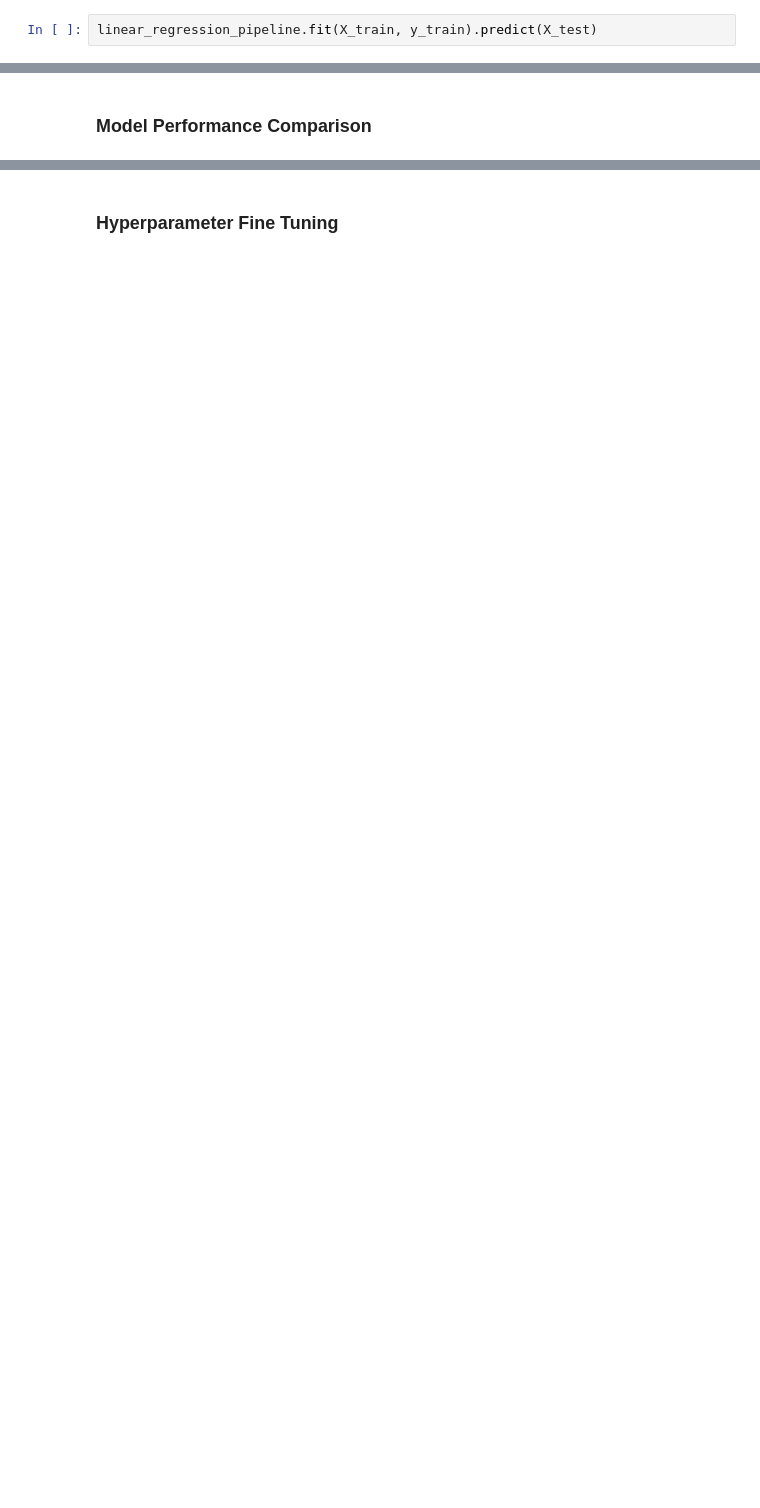
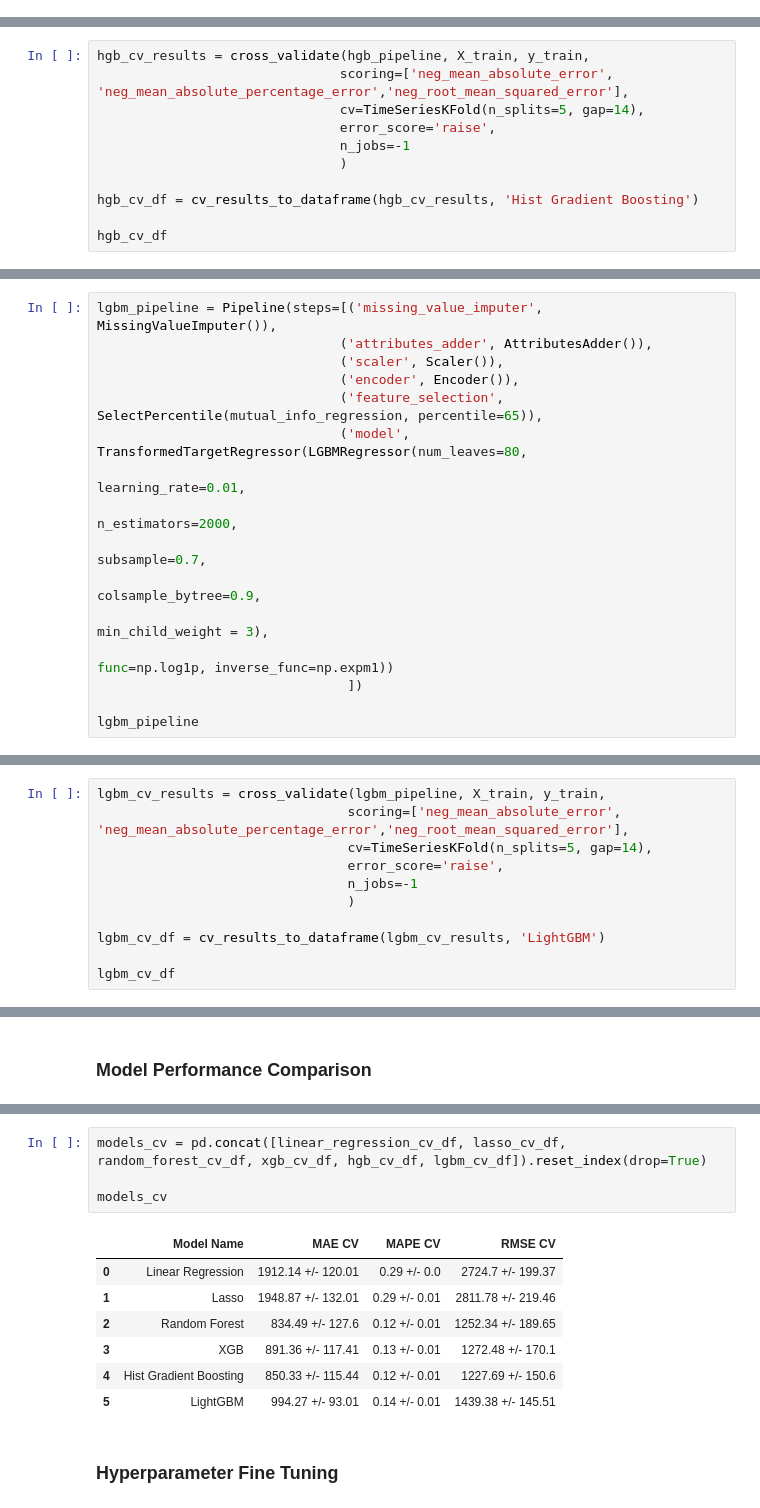
Before and after one commit to lucasstelm/rossman_sales, a Jupyter notebook: notebooks/rossman_sales_prediction.ipynb, the cells around one changed output, grey strips where cells are left out. Saved outputs shown, nothing was run; the diff lists cells and outputs as text; blank space fills up the shorter version.

```diff
--- a/notebooks/rossman_sales_prediction.ipynb
+++ b/notebooks/rossman_sales_prediction.ipynb
@@ -472,3 +504 @@ Pipeline(steps=[('data_frame_cleaner', DataFrameCleaner()),
-# %%
-linear_regression_pipeline.fit(X_train, y_train).predict(X_test)
 # %%
@@ -557,0 +659,11 @@ xgb_result_cv
+# %%
+hgb_cv_results = cross_validate(hgb_pipeline, X_train, y_train,
+                               scoring=['neg_mean_absolute_error', 'neg_mean_absolute_percentage_error','neg_root_mean_squared_error'],
+                               cv=TimeSeriesKFold(n_splits=5, gap=14),
+                               error_score='raise',
+                               n_jobs=-1
+                               )
+
+hgb_cv_df = cv_results_to_dataframe(hgb_cv_results, 'Hist Gradient Boosting')
+
+hgb_cv_df
@@ -557,0 +675,16 @@ xgb_result_cv
+# %%
+lgbm_pipeline = Pipeline(steps=[('missing_value_imputer', MissingValueImputer()),
+                               ('attributes_adder', AttributesAdder()),
+                               ('scaler', Scaler()),
+                               ('encoder', Encoder()),
+                               ('feature_selection', SelectPercentile(mutual_info_regression, percentile=65)),
+                               ('model', TransformedTargetRegressor(LGBMRegressor(num_leaves=80,
+                                                                                  learning_rate=0.01,
+                                                                                  n_estimators=2000,
+                                                                                  subsample=0.7,
+                                                                                  colsample_bytree=0.9,
+                                                                                  min_child_weight = 3),
+                                                                    func=np.log1p, inverse_func=np.expm1))
+                                ])
+
+lgbm_pipeline
@@ -557,0 +707,11 @@ xgb_result_cv
+# %%
+lgbm_cv_results = cross_validate(lgbm_pipeline, X_train, y_train,
+                                scoring=['neg_mean_absolute_error', 'neg_mean_absolute_percentage_error','neg_root_mean_squared_error'],
+                                cv=TimeSeriesKFold(n_splits=5, gap=14),
+                                error_score='raise',
+                                n_jobs=-1
+                                )
+
+lgbm_cv_df = cv_results_to_dataframe(lgbm_cv_results, 'LightGBM')
+
+lgbm_cv_df
@@ -563,3 +723,15 @@ models_result_cv
+# %%
+models_cv = pd.concat([linear_regression_cv_df, lasso_cv_df, random_forest_cv_df, xgb_cv_df, hgb_cv_df, lgbm_cv_df]).reset_index(drop=True)
+
+models_cv
+# %% [output]
+|  | Model Name | MAE CV | MAPE CV | RMSE CV |
+| 0 | Linear Regression | 1912.14 +/- 120.01 | 0.29 +/- 0.0 | 2724.7 +/- 199.37 |
+| 1 | Lasso | 1948.87 +/- 132.01 | 0.29 +/- 0.01 | 2811.78 +/- 219.46 |
+| 2 | Random Forest | 834.49 +/- 127.6 | 0.12 +/- 0.01 | 1252.34 +/- 189.65 |
+| 3 | XGB | 891.36 +/- 117.41 | 0.13 +/- 0.01 | 1272.48 +/- 170.1 |
+| 4 | Hist Gradient Boosting | 850.33 +/- 115.44 | 0.12 +/- 0.01 | 1227.69 +/- 150.6 |
+| 5 | LightGBM | 994.27 +/- 93.01 | 0.14 +/- 0.01 | 1439.38 +/- 145.51 |
 # %% [markdown]
 ### Hyperparameter Fine Tuning
 # %%
```
Also changed, not shown: parts of 37 cells of this notebook.
